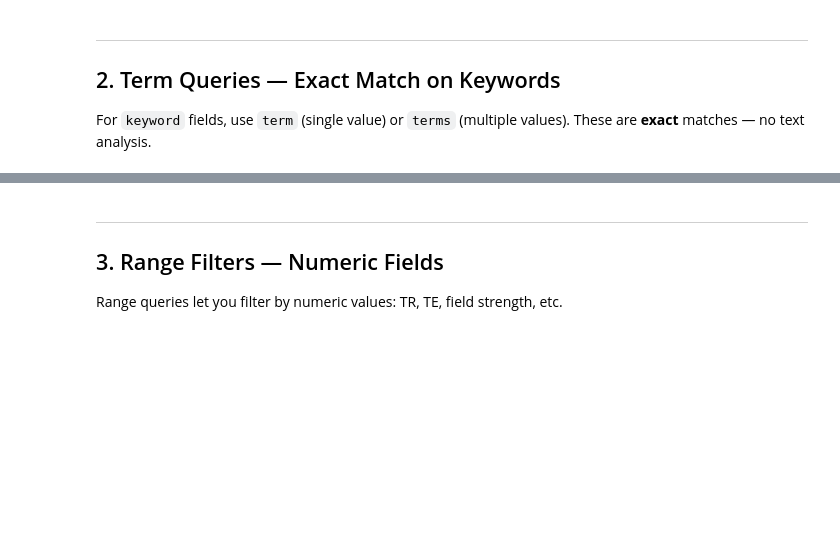
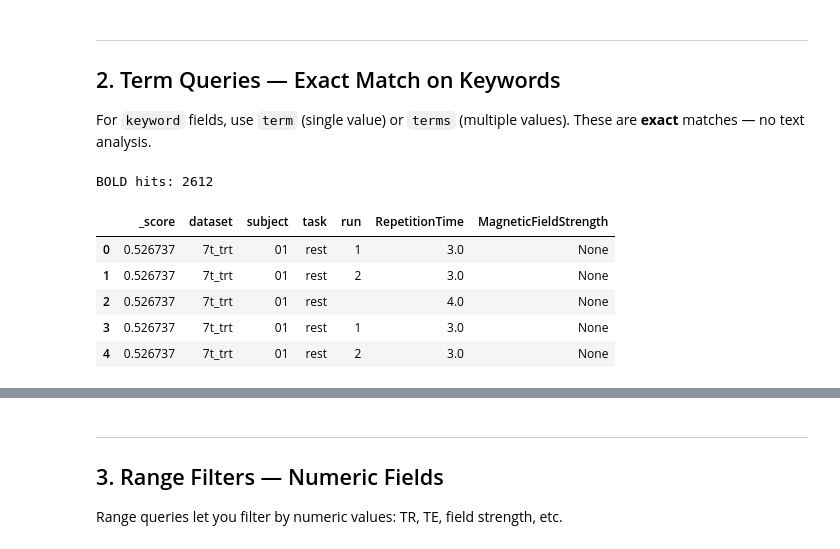
Before and after one commit to neuropoly/neuropoly-db, a Jupyter notebook: notebooks/02-keyword-and-filtered-search.ipynb, the cells around one changed output, grey strips where cells are left out. Drawn from its saved outputs; the diff is of its cells as text; code cells hidden in the pictures; blank space fills up the shorter version.

```diff
--- a/notebooks/02-keyword-and-filtered-search.ipynb
+++ b/notebooks/02-keyword-and-filtered-search.ipynb
@@ -83,17 +121,23 @@ show_hits(response, ["suffix", "subject", "TaskName", "bids_path"])
 For `keyword` fields, use `term` (single value) or `terms` (multiple values).
 These are **exact** matches — no text analysis.
 # %%
-# Find all BOLD scans
+# Find all BOLD scans — note results span multiple datasets
 response = client.search(
     index=INDEX_NAME,
-    body={
-        "query": {
-            "term": {"suffix": "bold"}
-        },
-        "size": 5
-    }
+    query={
+        "term": {"suffix": "bold"}
+    },
+    size=5
 )
 
 print(f"BOLD hits: {response['hits']['total']['value']}")
-show_hits(response, ["subject", "task", "run", "RepetitionTime", "bids_path"])
+show_hits(response, ["dataset", "subject", "task", "run", "RepetitionTime", "MagneticFieldStrength"])
+# %% [output]
+BOLD hits: 2612
+|  | _score | dataset | subject | task | run | RepetitionTime | MagneticFieldStrength |
+| 0 | 0.526737 | 7t_trt | 01 | rest | 1 | 3.0 | None |
+| 1 | 0.526737 | 7t_trt | 01 | rest | 2 | 3.0 | None |
+| 2 | 0.526737 | 7t_trt | 01 | rest |  | 4.0 | None |
+| 3 | 0.526737 | 7t_trt | 01 | rest | 1 | 3.0 | None |
+| 4 | 0.526737 | 7t_trt | 01 | rest | 2 | 3.0 | None |
 # %%
```
Also changed, not shown: parts of 16 cells of this notebook, 10 other files.
